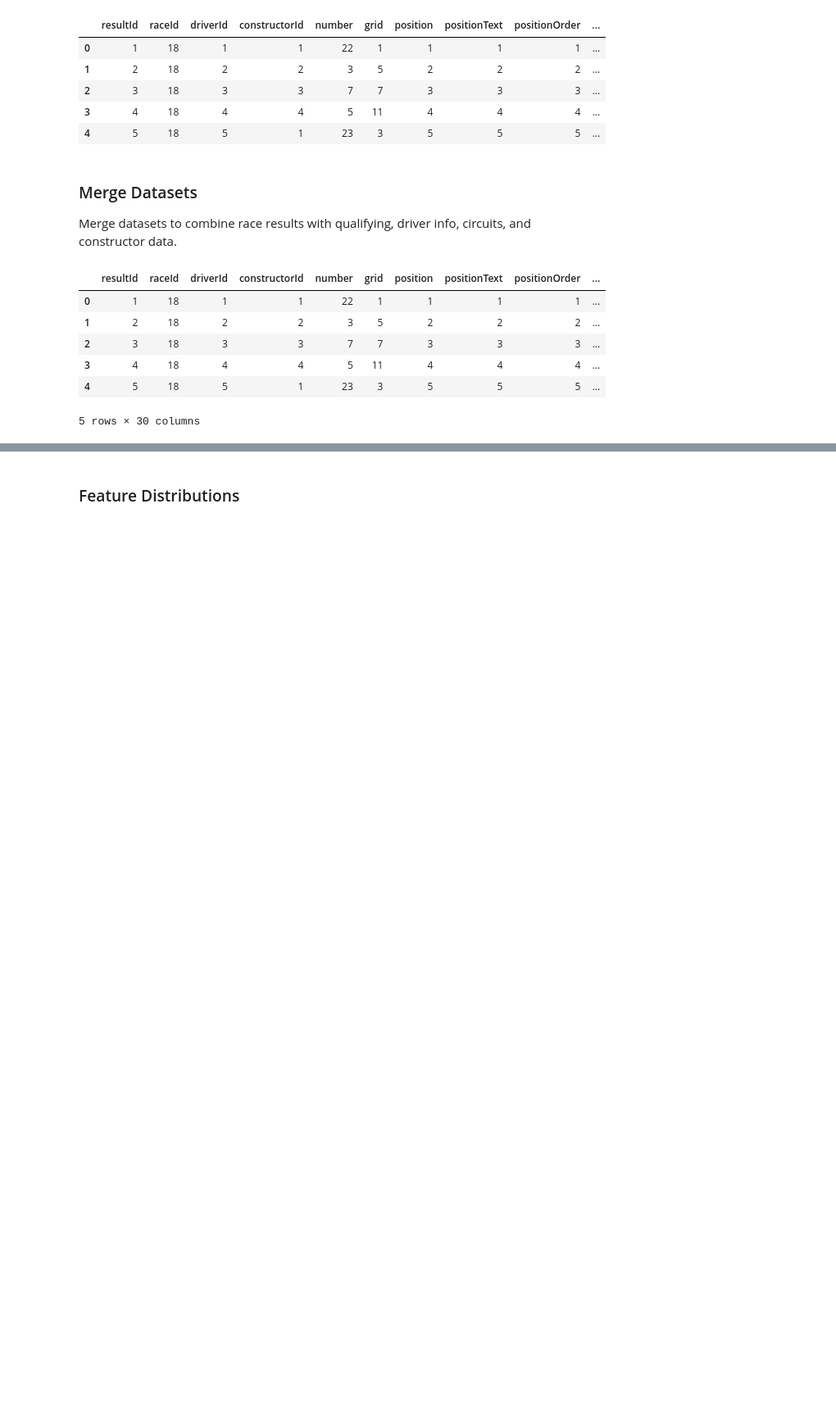
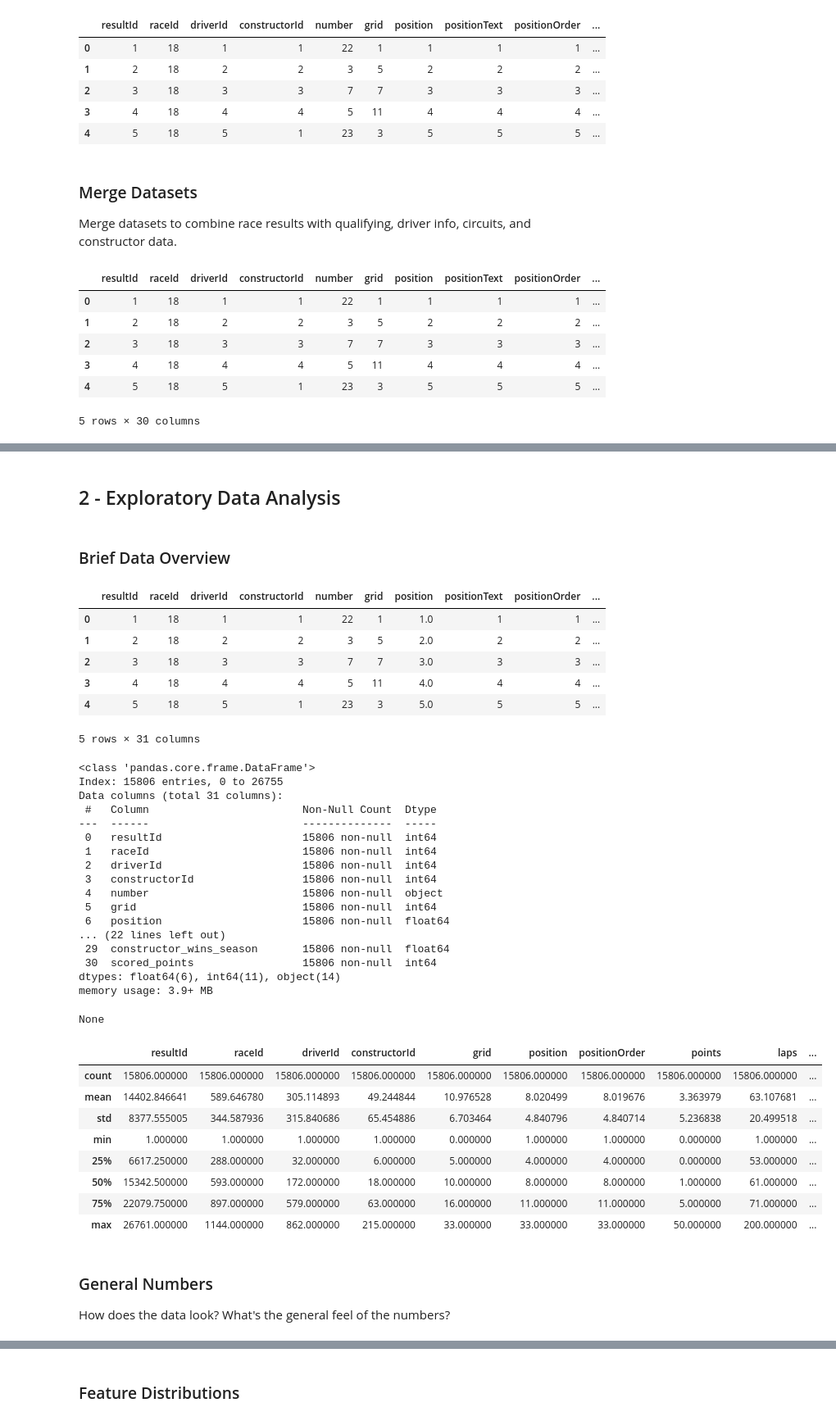
Before and after one commit to noelleketoo/F1-Racing-Analysis, a Jupyter notebook: analysis.ipynb, the cells around one changed output, grey strips where cells are left out. Shown: that part at 82% size. Cells and saved outputs as stored; diff of their text form; code cells hidden in the pictures; blank space fills up the shorter version.

```diff
--- a/analysis.ipynb
+++ b/analysis.ipynb
@@ -133,11 +119,0 @@ df["scored_points"] = (df["points"] > 0).astype(int)
-# %%
-for col in ['position', 'grid', 'qualifying_position', 'points']:
-    if col in df.columns:
-        df[col] = pd.to_numeric(df[col], errors='coerce')
-
-df = df[(df['position'] > 0) | df['position'].isna()]
-df = df[(df['grid'] > 0) | df['grid'].isna()]
-
-df['position_gain'] = df['grid'] - df['position']
-
-df.describe()
@@ -153,0 +148,11 @@ df.describe()
+# %%
+df['qualifying_position'] = df['qualifying_position'].fillna(20)
+
+df['constructor_points_standings'] = df['constructor_points_standings'].fillna(0)
+
+max_champ_pos = df['constructor_champ_position'].max()
+df['constructor_champ_position'] = df['constructor_champ_position'].fillna(max_champ_pos)
+
+df['constructor_wins_season'] = df['constructor_wins_season'].fillna(0)
+
+df.isna().sum()
@@ -153,0 +177,47 @@ df.describe()
+# %% [markdown]
+## 2 - Exploratory Data Analysis
+# %% [markdown]
+### Brief Data Overview
+# %%
+display(df.head())
+display(df.info())
+display(df.describe())
+# %% [output]
+|  | resultId | raceId | driverId | constructorId | number | grid | position | positionText | positionOrder | ... |
+| 0 | 1 | 18 | 1 | 1 | 22 | 1 | 1.0 | 1 | 1 | ... |
+| 1 | 2 | 18 | 2 | 2 | 3 | 5 | 2.0 | 2 | 2 | ... |
+| 2 | 3 | 18 | 3 | 3 | 7 | 7 | 3.0 | 3 | 3 | ... |
+| 3 | 4 | 18 | 4 | 4 | 5 | 11 | 4.0 | 4 | 4 | ... |
+| 4 | 5 | 18 | 5 | 1 | 23 | 3 | 5.0 | 5 | 5 | ... |
+5 rows × 31 columns
+<class 'pandas.core.frame.DataFrame'>
+Index: 15806 entries, 0 to 26755
+Data columns (total 31 columns):
+ #   Column                        Non-Null Count  Dtype
+---  ------                        --------------  -----
+ 0   resultId                      15806 non-null  int64
+ 1   raceId                        15806 non-null  int64
+ 2   driverId                      15806 non-null  int64
+ 3   constructorId                 15806 non-null  int64
+ 4   number                        15806 non-null  object
+ 5   grid                          15806 non-null  int64
+ 6   position                      15806 non-null  float64
+... (22 lines left out)
+ 29  constructor_wins_season       15806 non-null  float64
+ 30  scored_points                 15806 non-null  int64
+dtypes: float64(6), int64(11), object(14)
+memory usage: 3.9+ MB
+None
+|  | resultId | raceId | driverId | constructorId | grid | position | positionOrder | points | laps | ... |
+| count | 15806.000000 | 15806.000000 | 15806.000000 | 15806.000000 | 15806.000000 | 15806.000000 | 15806.000000 | 15806.000000 | 15806.000000 | ... |
+| mean | 14402.846641 | 589.646780 | 305.114893 | 49.244844 | 10.976528 | 8.020499 | 8.019676 | 3.363979 | 63.107681 | ... |
+| std | 8377.555005 | 344.587936 | 315.840686 | 65.454886 | 6.703464 | 4.840796 | 4.840714 | 5.236838 | 20.499518 | ... |
+| min | 1.000000 | 1.000000 | 1.000000 | 1.000000 | 0.000000 | 1.000000 | 1.000000 | 0.000000 | 1.000000 | ... |
+| 25% | 6617.250000 | 288.000000 | 32.000000 | 6.000000 | 5.000000 | 4.000000 | 4.000000 | 0.000000 | 53.000000 | ... |
+| 50% | 15342.500000 | 593.000000 | 172.000000 | 18.000000 | 10.000000 | 8.000000 | 8.000000 | 1.000000 | 61.000000 | ... |
+| 75% | 22079.750000 | 897.000000 | 579.000000 | 63.000000 | 16.000000 | 11.000000 | 11.000000 | 5.000000 | 71.000000 | ... |
+| max | 26761.000000 | 1144.000000 | 862.000000 | 215.000000 | 33.000000 | 33.000000 | 33.000000 | 50.000000 | 200.000000 | ... |
+# %% [markdown]
+### General Numbers
+
+How does the data look? What's the general feel of the numbers?
```
Also changed, not shown: parts of 10 cells of this notebook.
